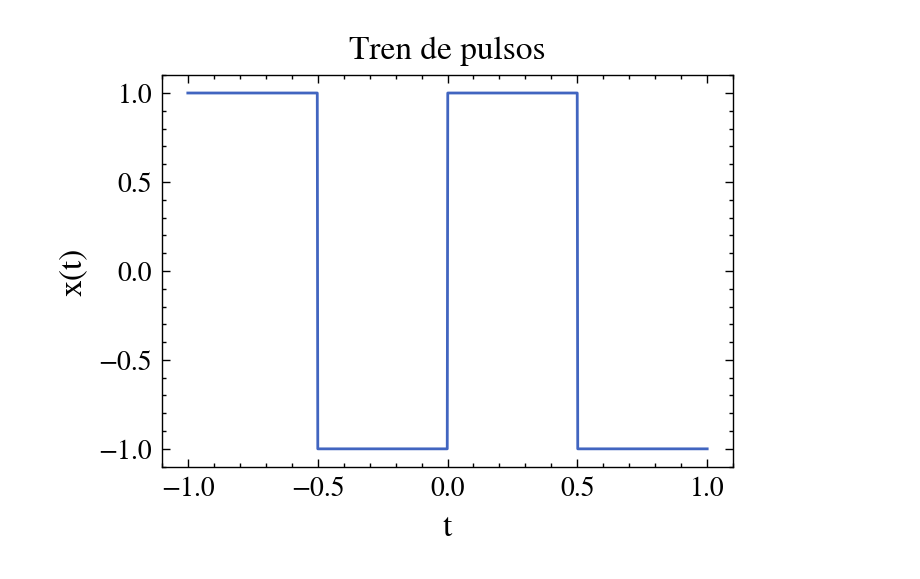
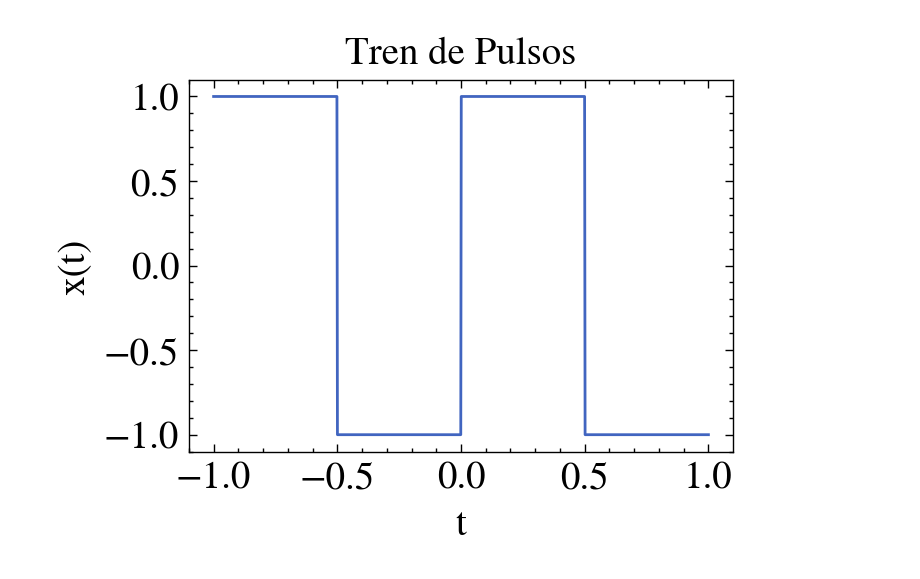
Before and after one commit to ignaschuemer7/TP1-AM3, a Jupyter notebook: walter_white.ipynb, the cells around one changed output. Cells and saved outputs as stored; diff of their text form; code cells hidden in the pictures.

```diff
--- a/walter_white.ipynb
+++ b/walter_white.ipynb
@@ -19,13 +24,14 @@ y = lambda t: A * (t * F - np.floor(0.5 + t * F))
 
 t = np.linspace(-1, 1, 1000)
 # %%
-# Plot Tren de pulsos
-
+# Figura Tren de Pulsos.
 plt.plot(t, x(t))
-plt.xlabel('t')
-plt.ylabel('x(t)')
-plt.title('Tren de pulsos')
+plt.xlabel('t', fontsize=14)
+plt.ylabel('x(t)', fontsize=14)
+plt.title('Tren de Pulsos', fontsize=14)
+plt.xticks(fontsize=14)
+plt.yticks(fontsize=14)
 plt.show()
 # %% [output]
-[figure, old version]
+[figure, new version]
 # %%
```
Also changed, not shown: parts of 20 cells of this notebook.
